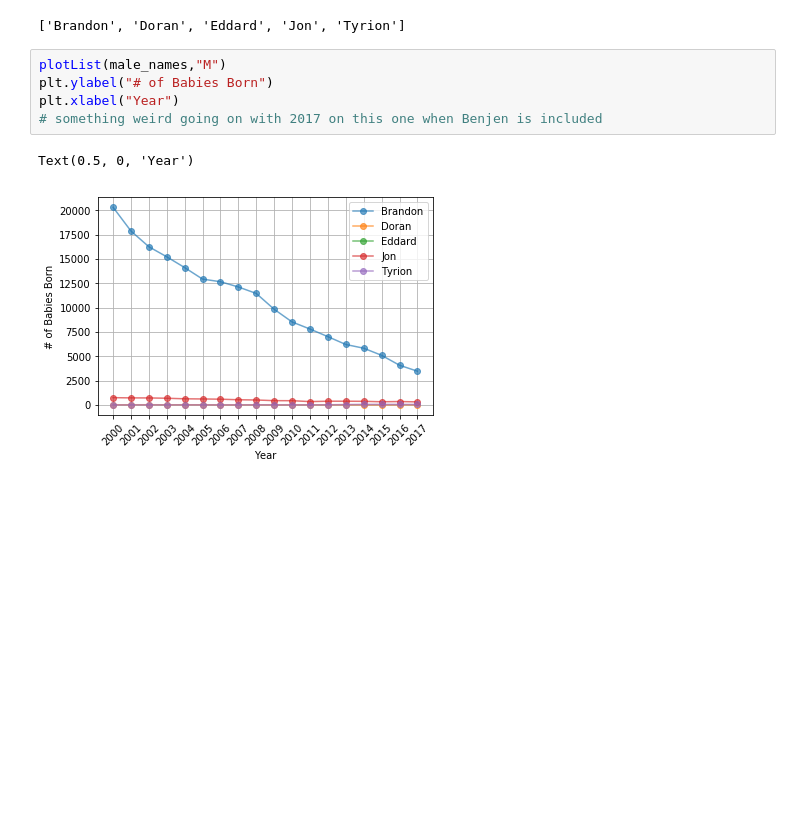
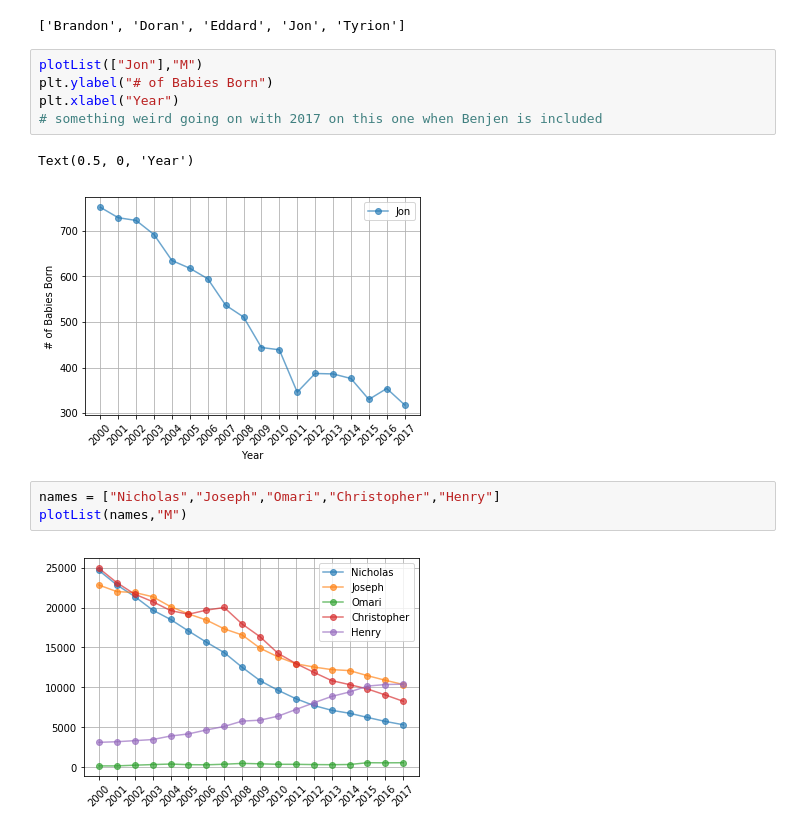
Before and after one commit to nsetnik0703/nightwatch, a Jupyter notebook: NamesGoTmatplot.ipynb, the cells around one changed output. Cells and saved outputs as stored; diff of their text form; blank space fills up the shorter version.

```diff
--- a/NamesGoTmatplot.ipynb
+++ b/NamesGoTmatplot.ipynb
@@ -377,10 +384,15 @@ male_names
 # %% [output]
 ['Brandon', 'Doran', 'Eddard', 'Jon', 'Tyrion']
 # %%
-plotList(male_names,"M")
+plotList(["Jon"],"M")
 plt.ylabel("# of Babies Born")
 plt.xlabel("Year")
 # something weird going on with 2017 on this one when Benjen is included
 # %% [output]
 Text(0.5, 0, 'Year')
-[figure, old version]
+[figure, new version]
+# %%
+names = ["Nicholas","Joseph","Omari","Christopher","Henry"]
+plotList(names,"M")
+# %% [output]
+[figure, added]
```
Also changed, not shown: parts of 3 cells of this notebook, 1 other file.
